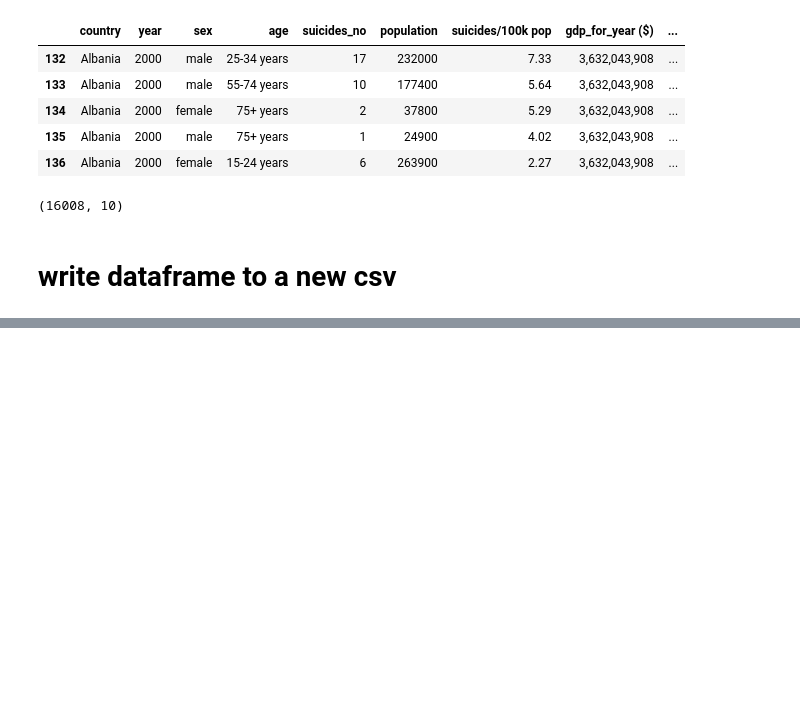
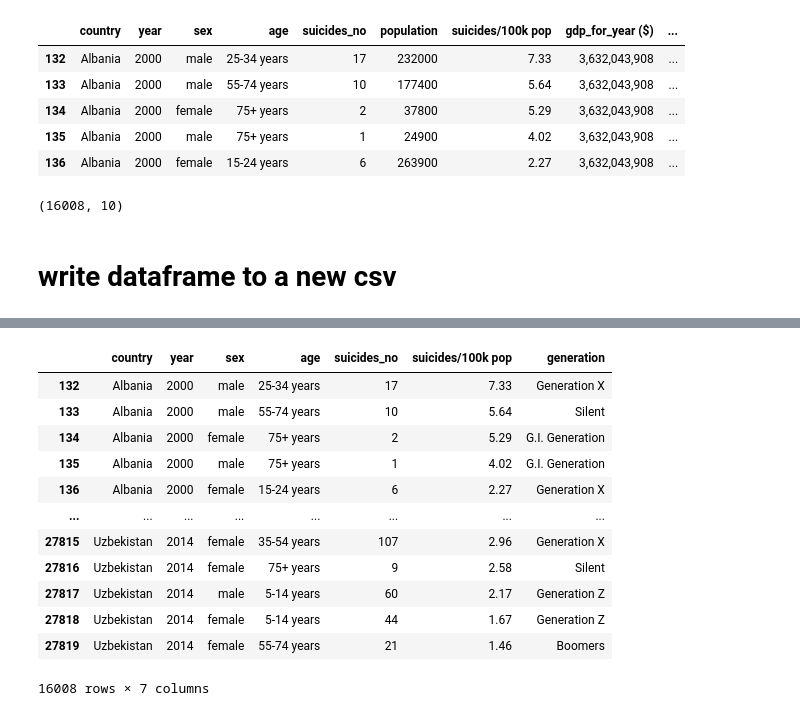
Before and after one commit to JohnaleJ/Extract_Transform_Load, a Jupyter notebook: suicide.ipynb, the cells around one changed output, grey strips where cells are left out. Drawn from its saved outputs; the diff is of its cells as text; code cells hidden in the pictures; blank space fills up the shorter version.

```diff
--- a/suicide.ipynb
+++ b/suicide.ipynb
@@ -45,0 +79,20 @@ df.to_csv('suicide_clean.csv', index=False)
+# %%
+# dropping all non-varying data
+suicide_df.drop(columns=' gdp_for_year ($) '  , inplace=True)
+suicide_df.drop(columns='gdp_per_capita ($)', inplace=True)
+suicide_df.drop(columns='population', inplace=True)
+suicide_df
+# %% [output]
+|  | country | year | sex | age | suicides_no | suicides/100k pop | generation |
+| 132 | Albania | 2000 | male | 25-34 years | 17 | 7.33 | Generation X |
+| 133 | Albania | 2000 | male | 55-74 years | 10 | 5.64 | Silent |
+| 134 | Albania | 2000 | female | 75+ years | 2 | 5.29 | G.I. Generation |
+| 135 | Albania | 2000 | male | 75+ years | 1 | 4.02 | G.I. Generation |
+| 136 | Albania | 2000 | female | 15-24 years | 6 | 2.27 | Generation X |
+| ... | ... | ... | ... | ... | ... | ... | ... |
+| 27815 | Uzbekistan | 2014 | female | 35-54 years | 107 | 2.96 | Generation X |
+| 27816 | Uzbekistan | 2014 | female | 75+ years | 9 | 2.58 | Silent |
+| 27817 | Uzbekistan | 2014 | male | 5-14 years | 60 | 2.17 | Generation Z |
+| 27818 | Uzbekistan | 2014 | female | 5-14 years | 44 | 1.67 | Generation Z |
+| 27819 | Uzbekistan | 2014 | female | 55-74 years | 21 | 1.46 | Boomers |
+16008 rows × 7 columns
```
Also changed, not shown: parts of 12 cells of this notebook, 2 other files.
